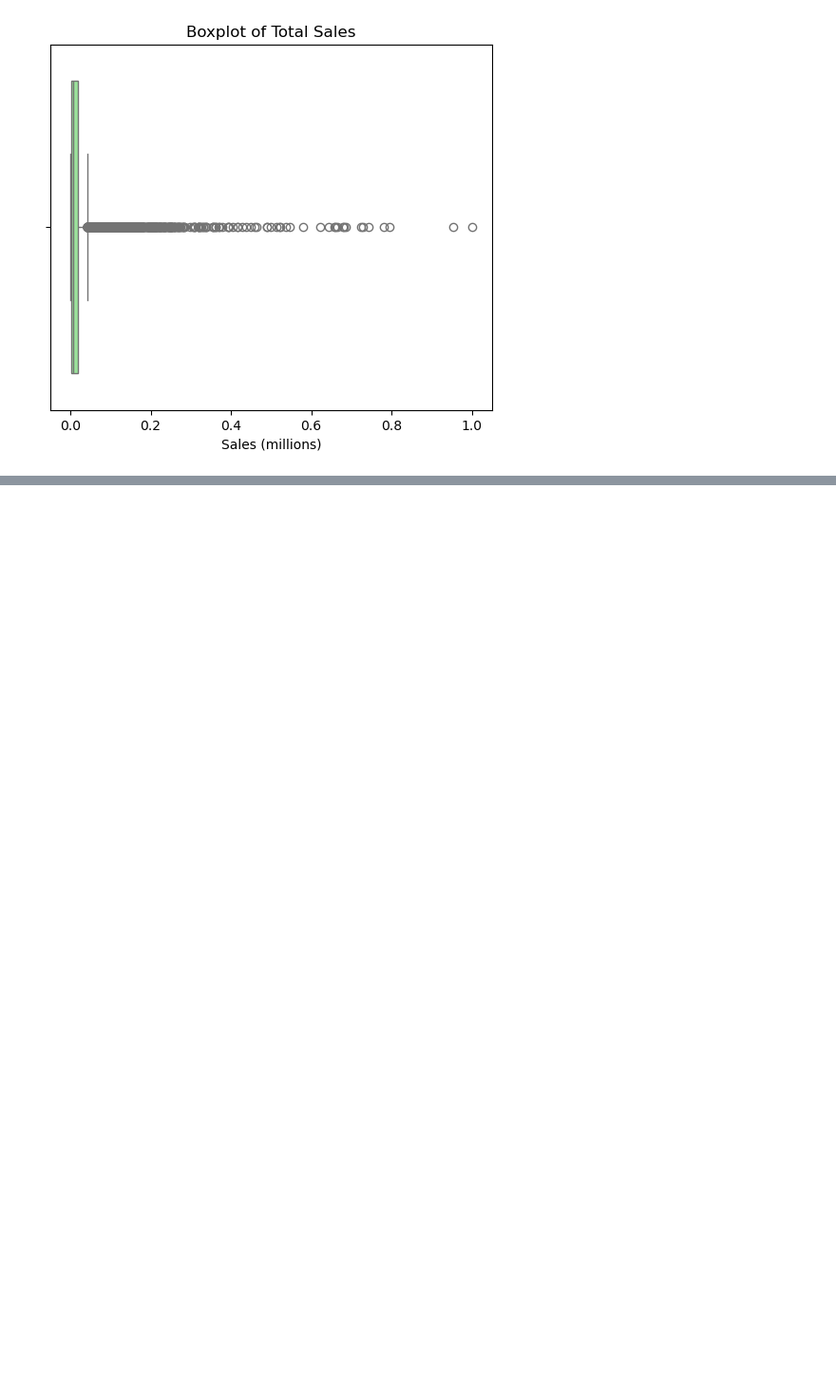
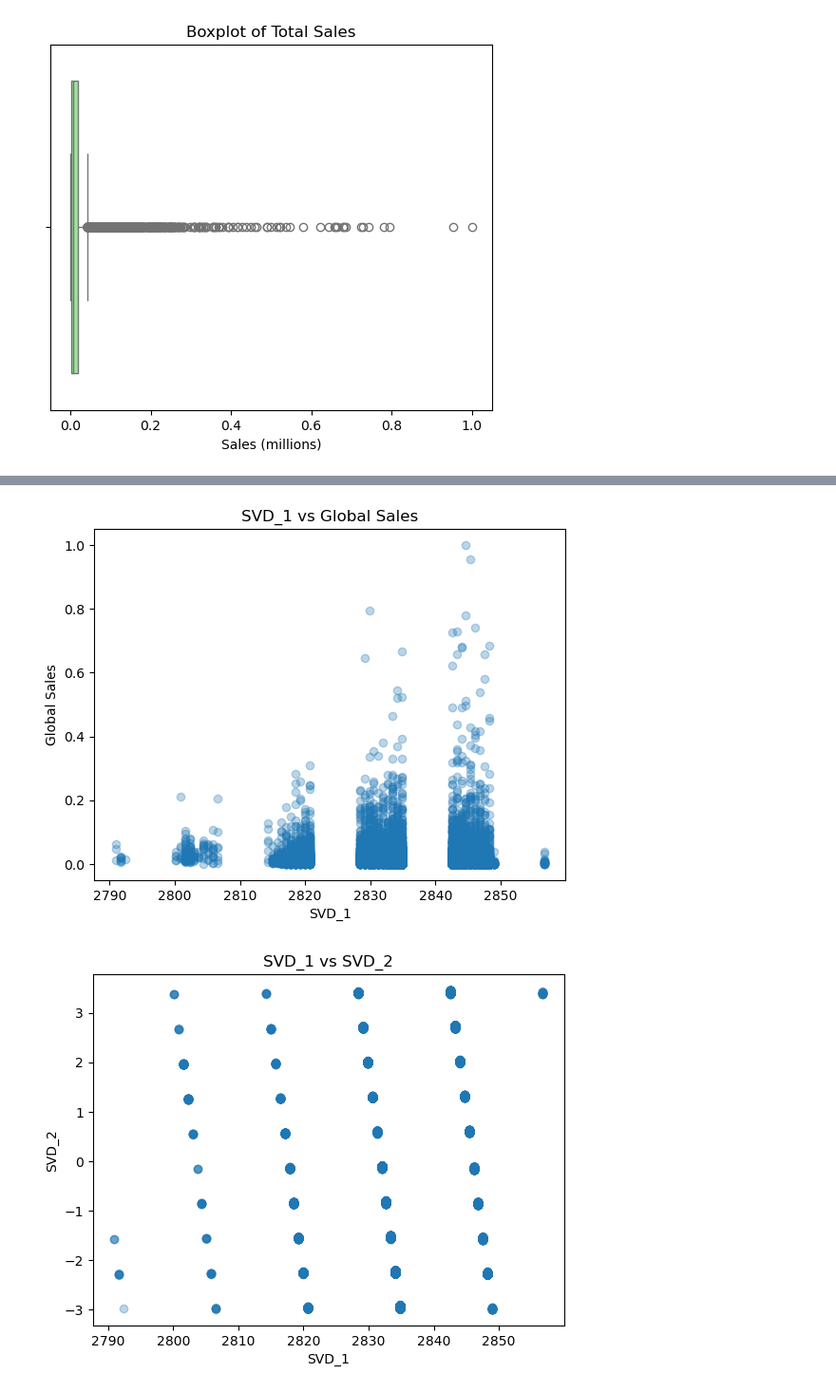
Before and after one commit to IT24102235/Video_Game_Sales_Predictor, a Jupyter notebook: notebooks/1. Data Preprocessing/6. Dimensionality Reduction/IT24102924_Dimensionality Reduction.ipynb, the cells around one changed output, grey strips where cells are left out. Shown: that part at 95% size. Cells and saved outputs as stored; diff of their text form; code cells hidden in the pictures; blank space fills up the shorter version.

```diff
--- a/notebooks/1. Data Preprocessing/6. Dimensionality Reduction/IT24102924_Dimensionality Reduction.ipynb
+++ b/notebooks/1. Data Preprocessing/6. Dimensionality Reduction/IT24102924_Dimensionality Reduction.ipynb
@@ -139,0 +142,33 @@ The `ci` parameter is deprecated. Use `errorbar=None` for the same effect.
+# %%
+# 1) SVD_1 vs Sales
+svd_cols = [c for c in df.columns if c.startswith("SVD_")]
+if svd_cols:
+    plt.figure()
+    plt.scatter(df[svd_cols[0]], df['Sales'], alpha=0.3)
+    plt.title("SVD_1 vs Global Sales")
+    plt.xlabel("SVD_1")
+    plt.ylabel("Global Sales")
+    plt.show()
+
+# 2) SVD_1 vs SVD_2
+if len(svd_cols) >= 2:
+    plt.figure()
+    plt.scatter(df[svd_cols[0]], df[svd_cols[1]], alpha=0.3)
+    plt.title("SVD_1 vs SVD_2")
+    plt.xlabel("SVD_1")
+    plt.ylabel("SVD_2")
+    plt.show()
+
+# 3) Correlation among SVD components (optional)
+corr = df[svd_cols].corr()
+plt.figure()
+plt.imshow(corr.values, aspect='auto')
+plt.title("Correlation Heatmap (SVD components)")
+plt.xticks(range(corr.shape[1]), corr.columns, rotation=90)
+plt.yticks(range(corr.shape[0]), corr.index)
+plt.colorbar()
+plt.tight_layout()
+plt.show()
+# %% [output]
+[figure, added]
+[figure, added]
```
Also changed, not shown: parts of 6 cells of this notebook, 8 other files.
